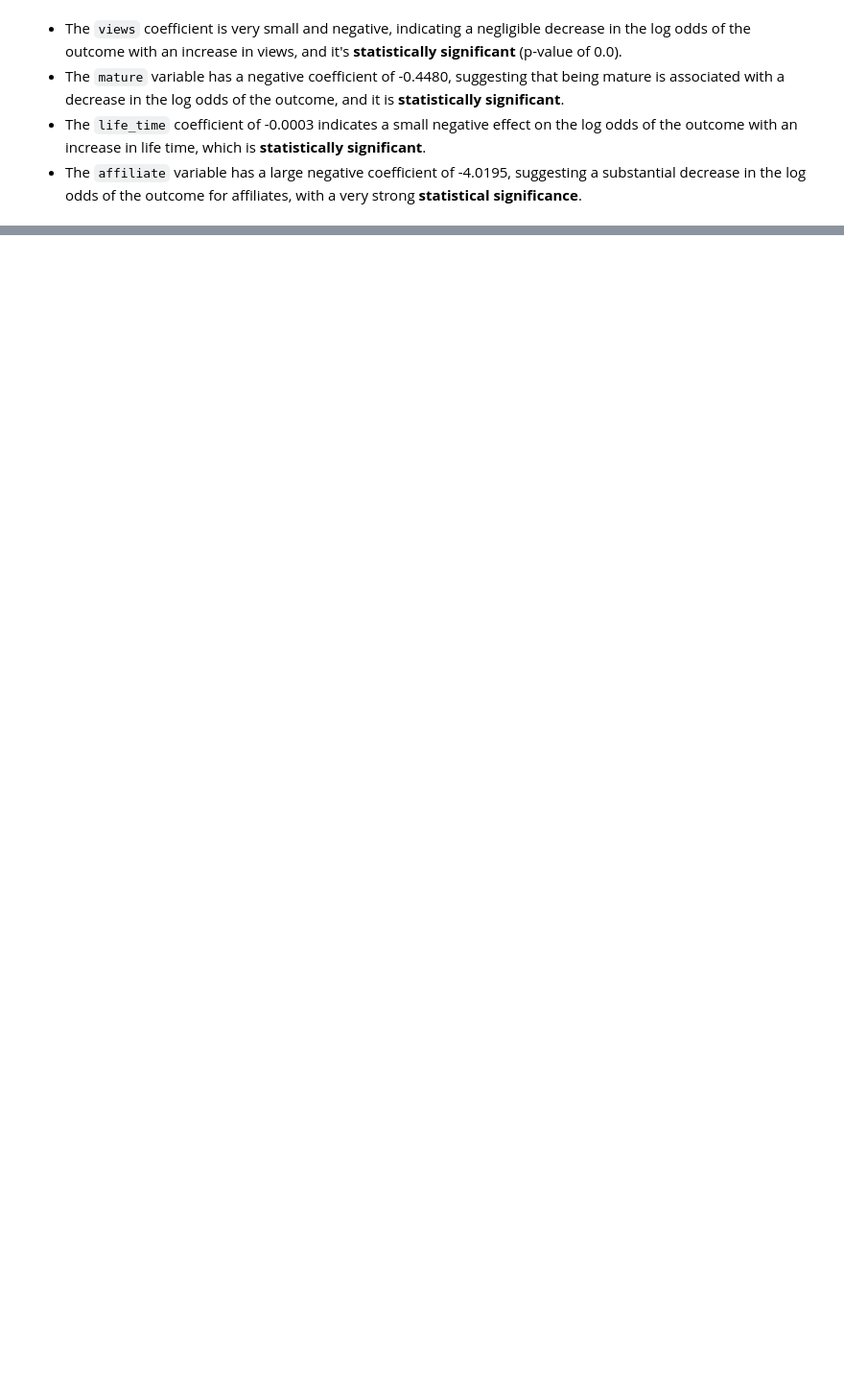
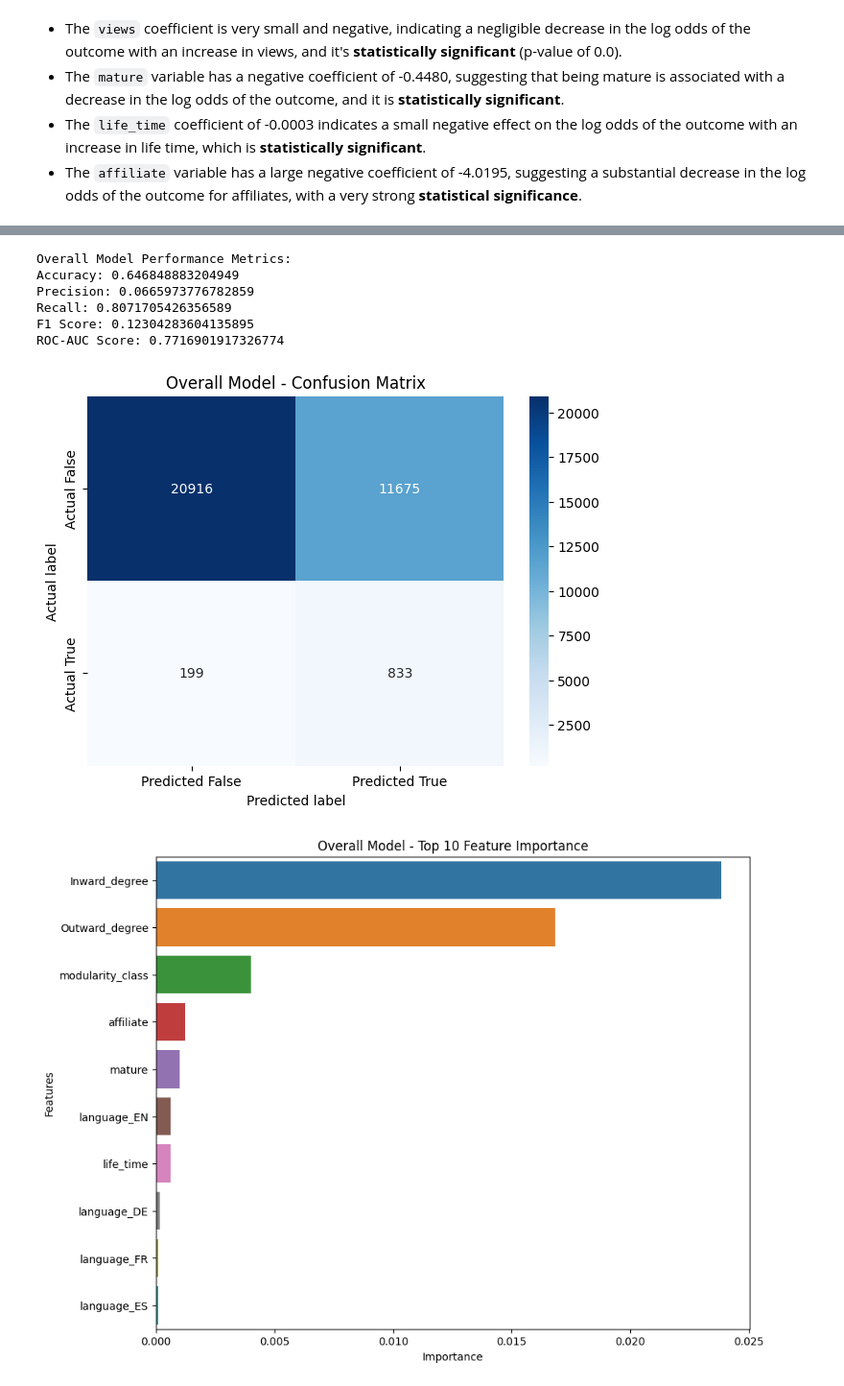
Before and after one commit to kevinlin0638/mini-project, a Jupyter notebook: project/model.ipynb, the cells around one changed output, grey strips where cells are left out. Shown: that part at 96% size. Saved outputs shown, nothing was run; the diff lists cells and outputs as text; code cells hidden in the pictures; blank space fills up the shorter version.

```diff
--- a/project/model.ipynb
+++ b/project/model.ipynb
@@ -124,0 +295,16 @@ language_ZH        0.2458   1.21e+06   2.03e-07      1.000   -2.38e+06    2.38e+
+# %%
+# X and y
+lang_list = ['language_OTHER', 'language_EN', 'language_DE', 'language_ES', 'language_FR', 'language_RU', 'language_KO', 'language_PT']
+X = node_df_encoded[iv_list+centrality_list+community_list+lang_list]  # Features
+y = node_df_encoded['dead_account']  # Target
+
+overall_result.append(run_and_evaluate_model(X, y, model_name='Overall Model'))
+# %% [output]
+Overall Model Performance Metrics:
+Accuracy: 0.646848883204949
+Precision: 0.0665973776782859
+Recall: 0.8071705426356589
+F1 Score: 0.12304283604135895
+ROC-AUC Score: 0.7716901917326774
+[figure, added]
+[figure, added]
```
Also changed, not shown: parts of 27 cells of this notebook, 2 other files.
